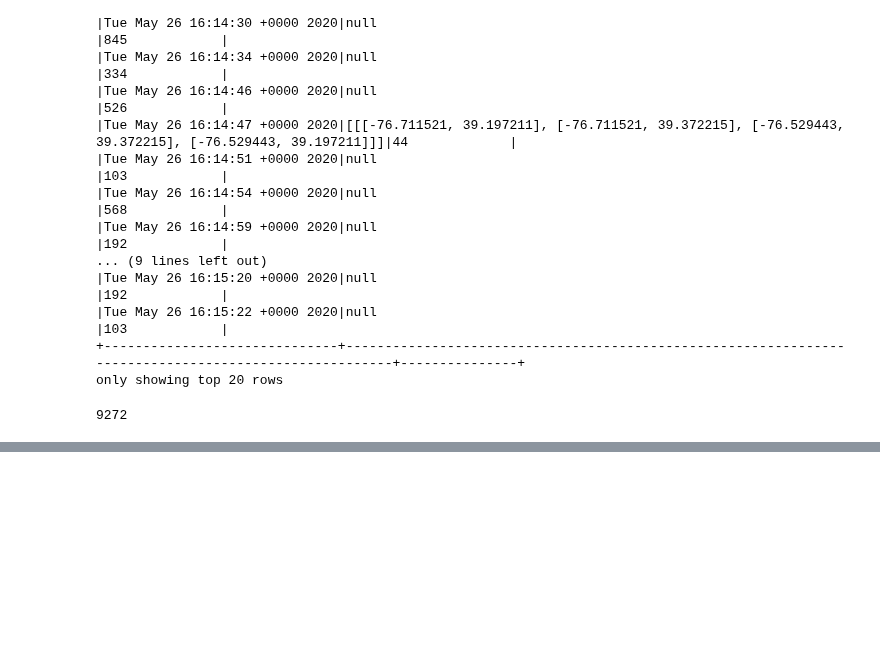
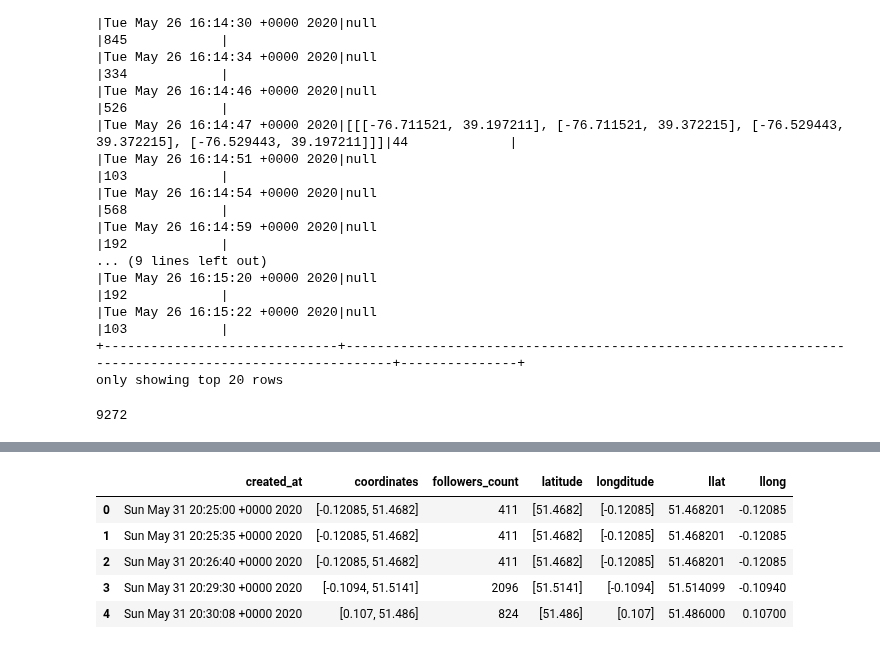
Before and after one commit to tallamjr/option3, a Jupyter notebook: notebooks/EDA-Copy3.ipynb, the cells around one changed output, grey strips where cells are left out. Cells and saved outputs as stored; diff of their text form; code cells hidden in the pictures; blank space fills up the shorter version.

```diff
--- a/notebooks/EDA-Copy3.ipynb
+++ b/notebooks/EDA-Copy3.ipynb
@@ -558,0 +668,4 @@ ddf.count()
+# %%
+ldd = dd.withColumn("latitude", lat(col("coordinates")))
+lldd = ldd.withColumn("longditude", long(col("coordinates")))
+lldd.show()
@@ -558,0 +690,2 @@ ddf.count()
+# %%
+lldd_pdf = lldd.toPandas()
@@ -558,0 +720,13 @@ ddf.count()
+# %%
+lldd_pdf['llat'] = lldd_pdf['latitude'].transform(lambda x: x.item())
+# %%
+lldd_pdf['llong'] = lldd_pdf['longditude'].transform(lambda x: x.item())
+# %%
+lldd_pdf.head()
+# %% [output]
+|  | created_at | coordinates | followers_count | latitude | longditude | llat | llong |
+| 0 | Sun May 31 20:25:00 +0000 2020 | [-0.12085, 51.4682] | 411 | [51.4682] | [-0.12085] | 51.468201 | -0.12085 |
+| 1 | Sun May 31 20:25:35 +0000 2020 | [-0.12085, 51.4682] | 411 | [51.4682] | [-0.12085] | 51.468201 | -0.12085 |
+| 2 | Sun May 31 20:26:40 +0000 2020 | [-0.12085, 51.4682] | 411 | [51.4682] | [-0.12085] | 51.468201 | -0.12085 |
+| 3 | Sun May 31 20:29:30 +0000 2020 | [-0.1094, 51.5141] | 2096 | [51.5141] | [-0.1094] | 51.514099 | -0.10940 |
+| 4 | Sun May 31 20:30:08 +0000 2020 | [0.107, 51.486] | 824 | [51.486] | [0.107] | 51.486000 | 0.10700 |
```
Also changed, not shown: parts of 19 cells of this notebook, 1 other file.
